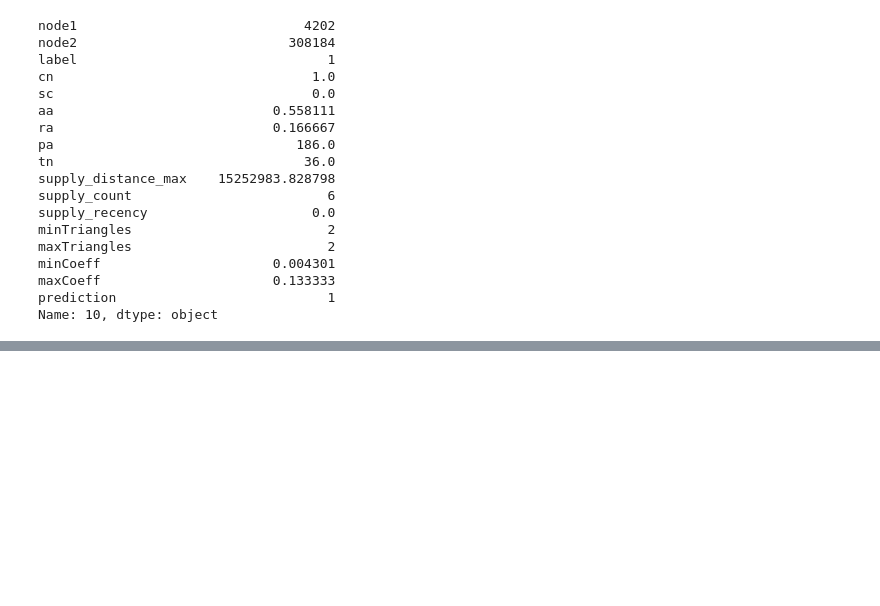
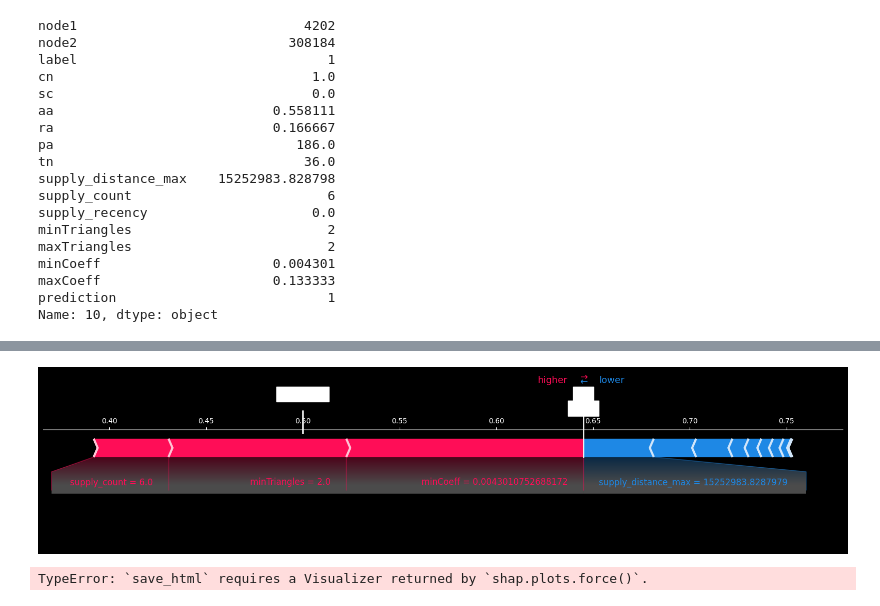
Before and after one commit to vaishnavdilip/Thesis, a Jupyter notebook: notebook/link_prediction.ipynb, the cells around one changed output, grey strips where cells are left out. Drawn from its saved outputs; the diff is of its cells as text; code cells hidden in the pictures; blank space fills up the shorter version.

Commit message:
Added shapely values for explanation

```diff
--- a/notebook/link_prediction.ipynb
+++ b/notebook/link_prediction.ipynb
@@ -1129,6 +1129,7 @@ Name: 10, dtype: object
 choosen_instance = test1[columns].loc[[10]]
 shap_values = explainer.shap_values(choosen_instance)
 shap.initjs()
-shap.force_plot(explainer.expected_value[1], shap_values[1], choosen_instance, matplotlib=True)
+fig = shap.force_plot(explainer.expected_value[1], shap_values[1], choosen_instance, matplotlib=True, show=False)
+plt.savefig('image.png')
 # %% [output]
 [interactive output not drawn]
@@ -1135,0 +1136,9 @@ shap.force_plot(explainer.expected_value[1], shap_values[1], choosen_instance, m
+# %%
+fig
+# %% [output]
+[figure, added]
+# %%
+file ='force_plot.html'
+shap.save_html(file, fig)
+# %% [output]
+TypeError: `save_html` requires a Visualizer returned by `shap.plots.force()`.
```
Also changed, not shown: parts of 5 cells of this notebook, 1 other file.
